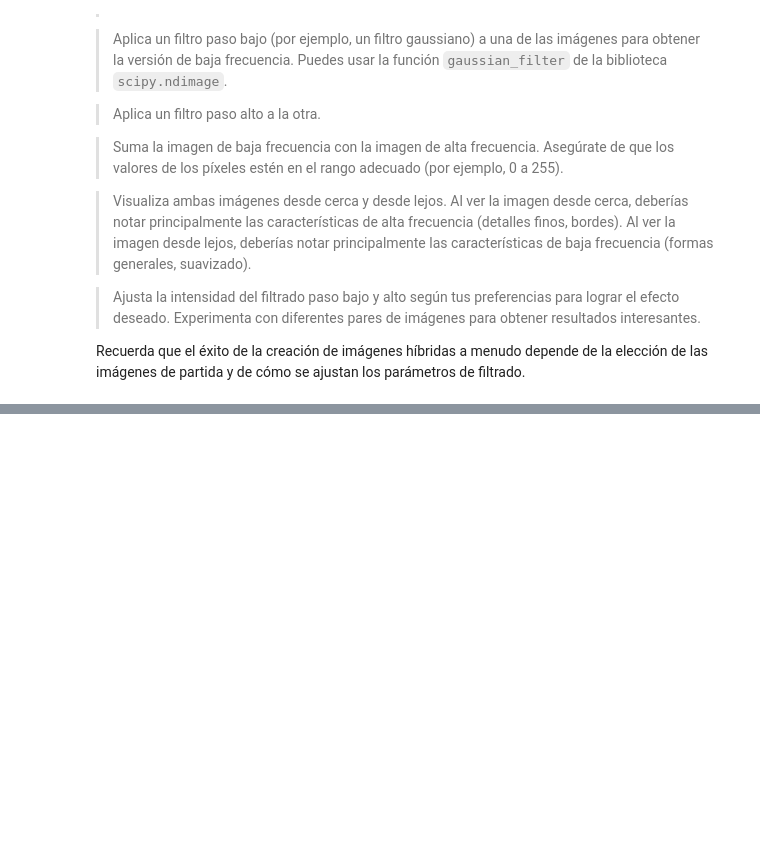
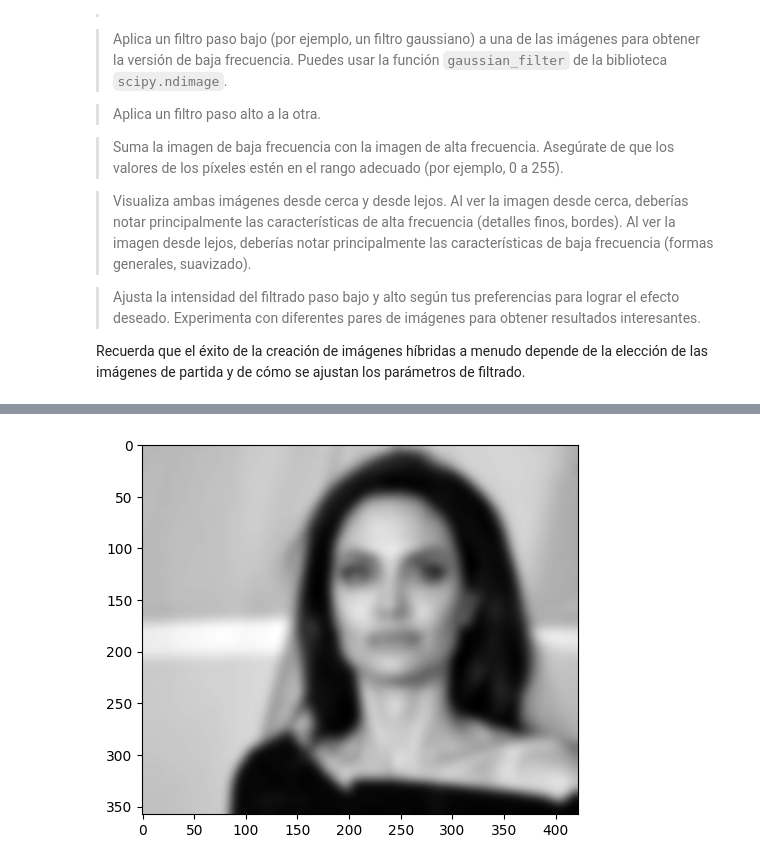
Before and after one commit to revekkadiana/Visi-n_Artificial, a Jupyter notebook: Prac04-Filtros.ipynb, the cells around one changed output, grey strips where cells are left out. Cells and saved outputs as stored; diff of their text form; code cells hidden in the pictures; blank space fills up the shorter version.

```diff
--- a/Prac04-Filtros.ipynb
+++ b/Prac04-Filtros.ipynb
@@ -521,0 +515,7 @@ plt.show()
+# %%
+sigma=5
+img1_gaus = scipy.ndimage.gaussian_filter(img1, (sigma,sigma))
+plt.imshow(img1_gaus, cmap="gray")
+plt.show()
+# %% [output]
+[figure, added]
```
Also changed, not shown: parts of 7 cells of this notebook, 4 other files.
